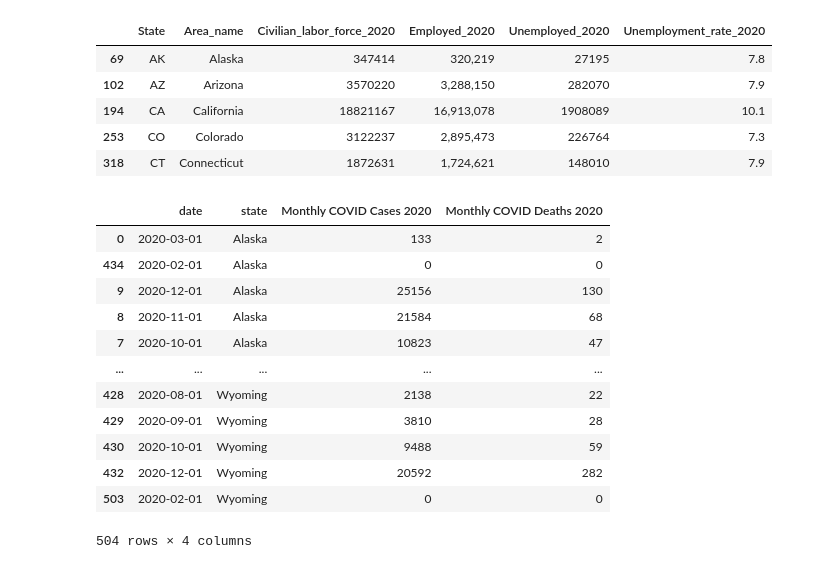
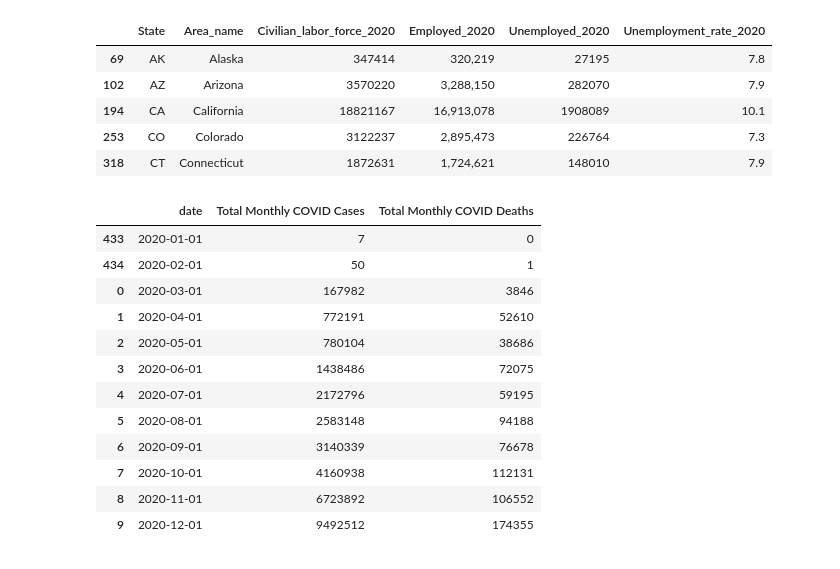
Before and after one commit to AM-Mahon/data-mining-semester-project, a Jupyter notebook: Data Cleaning Template.ipynb, the cells around one changed output. Saved outputs shown, nothing was run; the diff lists cells and outputs as text; code cells hidden in the pictures.

```diff
--- a/Data Cleaning Template.ipynb
+++ b/Data Cleaning Template.ipynb
@@ -220,41 +218,10 @@ TotalMonths = dfOpioid2020['Total Available Months'].to_numpy()
 NewTotalDeaths = np.array(TotalDeaths/TotalMonths * 12)
 NewTotalDeaths = pd.DataFrame(NewTotalDeaths)
 dfOpioid2020.insert(2, "Total Opioid Deaths 2020", NewTotalDeaths)
-# dfOpioid2020 = dfOpioid2020.sort_values('Total Available Months')
-# dfOpioid2020
 dfOpioid2020byMonth = dfOpioid2020.copy()
 dfOpioid2020 = dfOpioid2020.iloc[:,[0,2]]
 dfOpioid2020 = dfOpioid2020.drop_duplicates()
-
 dfOpioid2020byMonth = dfOpioid2020byMonth.iloc[:,[0,1,3]]
-
-# # fill in df if the state does not have data for a month (likely January/February/March)
-# # this solution really sucks computationally but I guess it works
-
-# I dislike this solution so much but it works I guess
-dfOpioid2020byMonth['Average Deaths'] = (dfOpioid2020byMonth.groupby([pd.Grouper(key='State Name')])['Data Value'].transform('mean'))
-
-dflist = []
-for x in stateswithavailabledata:
-    dflist.append(dfOpioid2020byMonth[(dfOpioid2020byMonth['State Name'] == x)].copy())
-
-emptyrows = []
-
-for x in dflist:
-    x_datearray = x['Date'].to_numpy()
-    x_statearray = x['State Name'].to_numpy()
-    x_data = x['Data Value'].to_numpy()
-    x_avgdata = x['Average Deaths'].to_numpy()
-    for i, x in enumerate(x_data):
-        if np.isnan(x_data[i]):
-            emptyrows.append([x_statearray[i], date, x_avgdata[i], x_avgdata[i]])
-
-
-headers = dfOpioid2020byMonth.iloc[0]
-emptyrows = pd.DataFrame(emptyrows)
-emptyrows = emptyrows.rename(columns = {0:"State Name", 1:"Date", 2:"Data Value", 3:"Average Deaths"})
-dfOpioid2020byMonth = dfOpioid2020byMonth.append(emptyrows, ignore_index = True)
-dfOpioid2020byMonth = dfOpioid2020byMonth.sort_values('State Name')
-dfOpioid2020byMonth = dfOpioid2020byMonth.dropna()
-dfOpioid2020byMonth
+dfOpioid2020.head()
+# dfOpioid2020byMonth
 # %% [output]
@@ -436,43 +373,50 @@ for i in range(len(datearray)):
 dates = dfCOVID2020byMonth['date'].unique()
 dates = np.sort(dates)
 
 dflist = []
 for x in stateswithavailabledata:
     dflist.append(dfCOVID2020byMonth[(dfCOVID2020byMonth['state'] == x)].copy())
 
 emptyrows = []
 
 for x in dflist:
     x_datearray = x['date'].to_numpy()
     x_statearray = x['state'].to_numpy()
     for i, date in enumerate(dates):
         if(date not in x_datearray):
             emptyrows.append([date, x_statearray[i], 0, 0])
 
 headers = dfCOVID2020byMonth.iloc[0]
 emptyrows = pd.DataFrame(emptyrows)
 emptyrows = emptyrows.rename(columns = {0:"date", 1:"state", 2:"Monthly COVID Cases 2020", 3:"Monthly COVID Deaths 2020"})
 dfCOVID2020byMonth = dfCOVID2020byMonth.append(emptyrows, ignore_index = True)
 dfCOVID2020byMonth = dfCOVID2020byMonth.sort_values('state')
 dfCOVID2020byMonth = dfCOVID2020byMonth.astype({'date': str})
 datearray = dfCOVID2020byMonth['date'].to_numpy()
 for i, x in enumerate(datearray):
     x = x.replace(x, x + '-01-2020')
     datearray[i] = x
 
 dfCOVID2020byMonth['date'] = pd.to_datetime(dfCOVID2020byMonth['date'])
 dfCOVID2020byMonth
+dfCOVIDbyMonth = dfCOVID2020byMonth.copy()
+dfCOVIDbyMonth['Total Monthly COVID Cases'] = dfCOVIDbyMonth.groupby([pd.Grouper(key='date', freq='1M')])['Monthly COVID Cases 2020'].transform('sum')
+dfCOVIDbyMonth['Total Monthly COVID Deaths'] = dfCOVIDbyMonth.groupby([pd.Grouper(key='date', freq='1M')])['Monthly COVID Deaths 2020'].transform('sum')
+dfCOVIDbyMonth = dfCOVIDbyMonth[['date','Total Monthly COVID Cases', 'Total Monthly COVID Deaths']]
+dfCOVIDbyMonth = dfCOVIDbyMonth.drop_duplicates()
+dfCOVIDbyMonth = dfCOVIDbyMonth.sort_values('date')
+dfCOVIDbyMonth
 # %% [output]
-|  | date | state | Monthly COVID Cases 2020 | Monthly COVID Deaths 2020 |
-| 0 | 2020-03-01 | Alaska | 133 | 2 |
-| 434 | 2020-02-01 | Alaska | 0 | 0 |
-| 9 | 2020-12-01 | Alaska | 25156 | 130 |
-| 8 | 2020-11-01 | Alaska | 21584 | 68 |
-| 7 | 2020-10-01 | Alaska | 10823 | 47 |
-| ... | ... | ... | ... | ... |
-| 428 | 2020-08-01 | Wyoming | 2138 | 22 |
-| 429 | 2020-09-01 | Wyoming | 3810 | 28 |
-| 430 | 2020-10-01 | Wyoming | 9488 | 59 |
-| 432 | 2020-12-01 | Wyoming | 20592 | 282 |
-| 503 | 2020-02-01 | Wyoming | 0 | 0 |
+|  | date | Total Monthly COVID Cases | Total Monthly COVID Deaths |
+| 433 | 2020-01-01 | 7 | 0 |
+| 434 | 2020-02-01 | 50 | 1 |
+| 0 | 2020-03-01 | 167982 | 3846 |
+| 1 | 2020-04-01 | 772191 | 52610 |
+| 2 | 2020-05-01 | 780104 | 38686 |
+| 3 | 2020-06-01 | 1438486 | 72075 |
+| 4 | 2020-07-01 | 2172796 | 59195 |
+| 5 | 2020-08-01 | 2583148 | 94188 |
+| 6 | 2020-09-01 | 3140339 | 76678 |
+| 7 | 2020-10-01 | 4160938 | 112131 |
+| 8 | 2020-11-01 | 6723892 | 106552 |
+| 9 | 2020-12-01 | 9492512 | 174355 |
-504 rows × 4 columns
```
Also changed, not shown: parts of 21 cells of this notebook.
